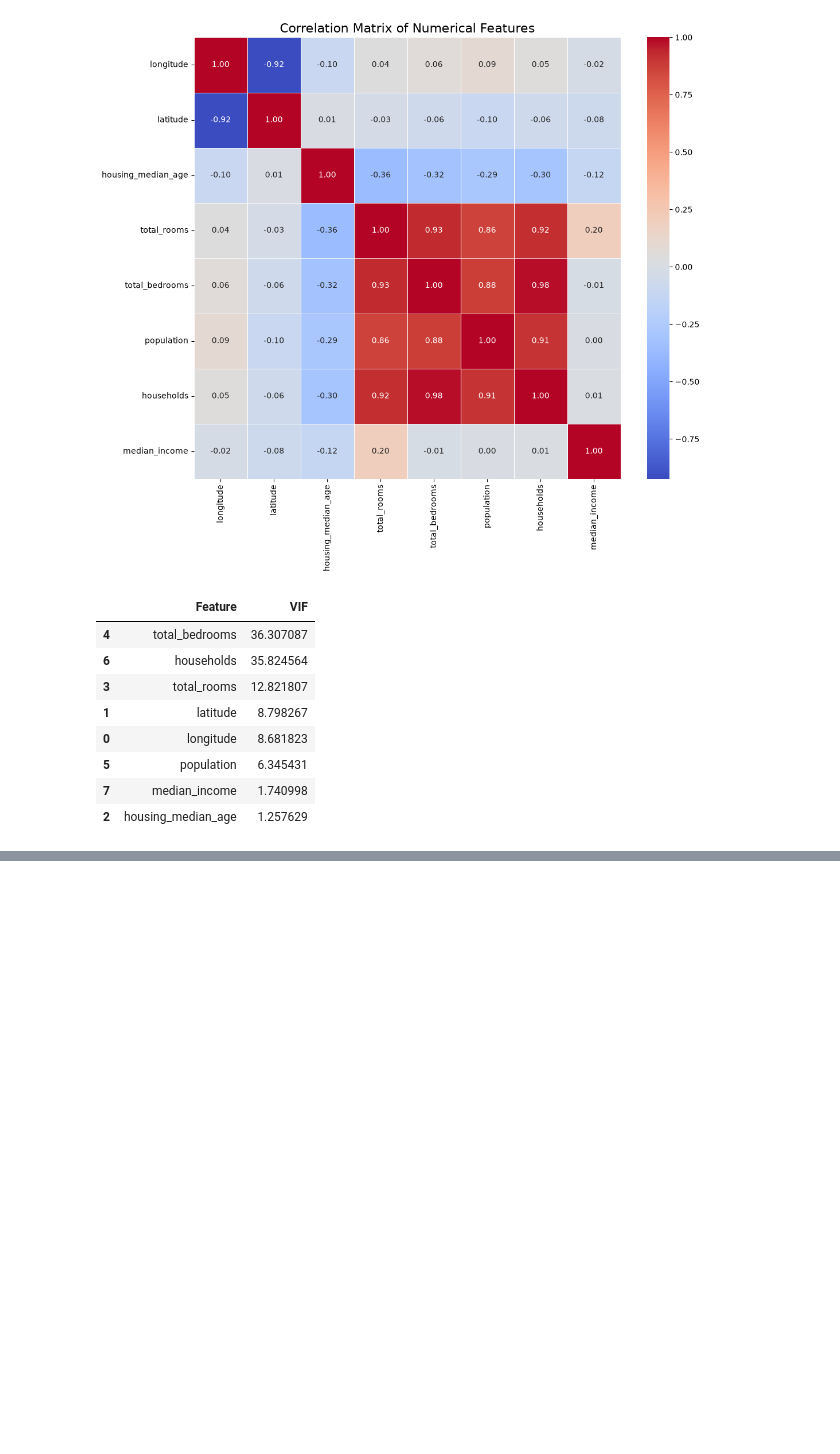
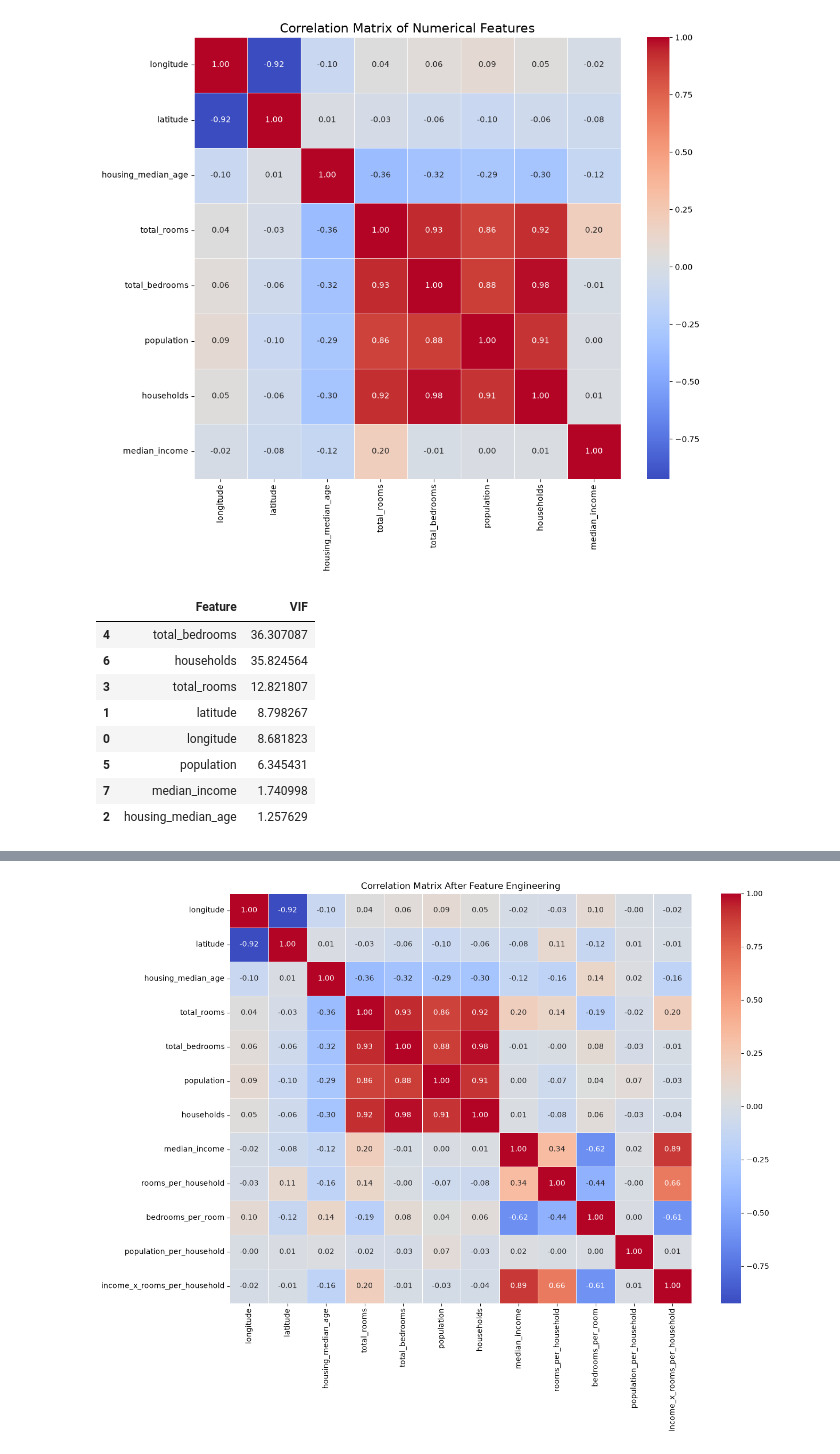
Before and after one commit to timomugishan8-ai/Datheon_Machine_Learning_and_Data_Science_Internship., a Jupyter notebook: Real-Estate House Price Prediction/notebooks/02_data_preparation.ipynb, the cells around one changed output, grey strips where cells are left out. Cells and saved outputs as stored; diff of their text form; code cells hidden in the pictures; blank space fills up the shorter version.

Commit message:
Carry out feature engineering and update the multicollinearity and VIF

```diff
--- a/Real-Estate House Price Prediction/notebooks/02_data_preparation.ipynb
+++ b/Real-Estate House Price Prediction/notebooks/02_data_preparation.ipynb
@@ -106,0 +128,20 @@ display(vif_data)
+# %%
+# 1. ROOMS_PER_HOUSEHOLD
+
+x_train["rooms_per_household"] = x_train["total_rooms"] / x_train["households"]
+x_test["rooms_per_household"] = x_test["total_rooms"] / x_test["households"]
+# %%
+# 2. BEDROOMS_PER_ROOM
+
+x_train["bedrooms_per_room"] = x_train["total_bedrooms"] / x_train["total_rooms"]
+x_test["bedrooms_per_room"] = x_test["total_bedrooms"] / x_test["total_rooms"]
+# %%
+# 3. POPULATION PER HOUSEHOLD
+
+x_train["population_per_household"] = x_train["population"] / x_train["households"]
+x_test["population_per_household"] = x_test["population"] / x_test["households"]
+# %%
+# Create interaction feature (multiply median income by rooms_per_household)
+
+x_train["income_x_rooms_per_household"] = (x_train["median_income"] * x_train["rooms_per_household"])
+x_test["income_x_rooms_per_household"] = (x_test["median_income"] * x_test["rooms_per_household"])
@@ -106,0 +166,21 @@ display(vif_data)
+# %%
+#Correlation matrix after feature engineering
+
+updated_numeric_features = x_train.select_dtypes(include=['int64', 'float64']).columns
+
+updated_correlation_matrix = x_train[updated_numeric_features].corr()
+
+plt.figure(figsize=(14, 10))
+
+sns.heatmap(
+    updated_correlation_matrix,
+    annot=True,
+    cmap='coolwarm',
+    fmt='.2f',
+    linewidths=0.5
+)
+
+plt.title('Correlation Matrix After Feature Engineering')
+plt.show()
+# %% [output]
+[figure, added]
```
Also changed, not shown: parts of 10 cells of this notebook, 1 other file.
